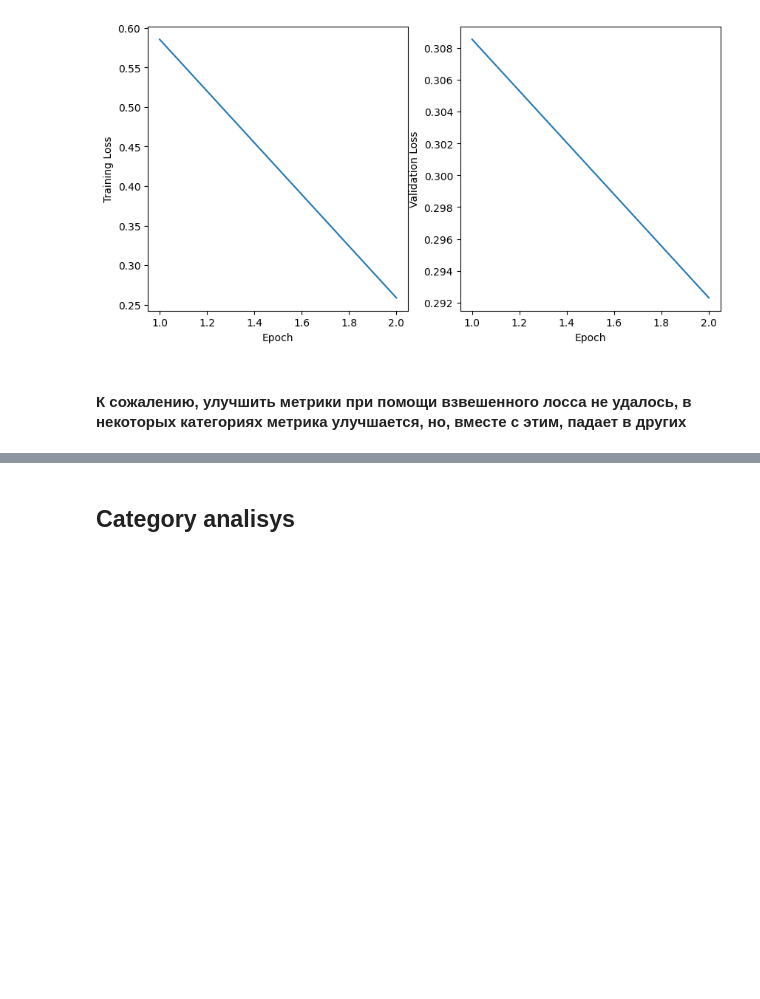
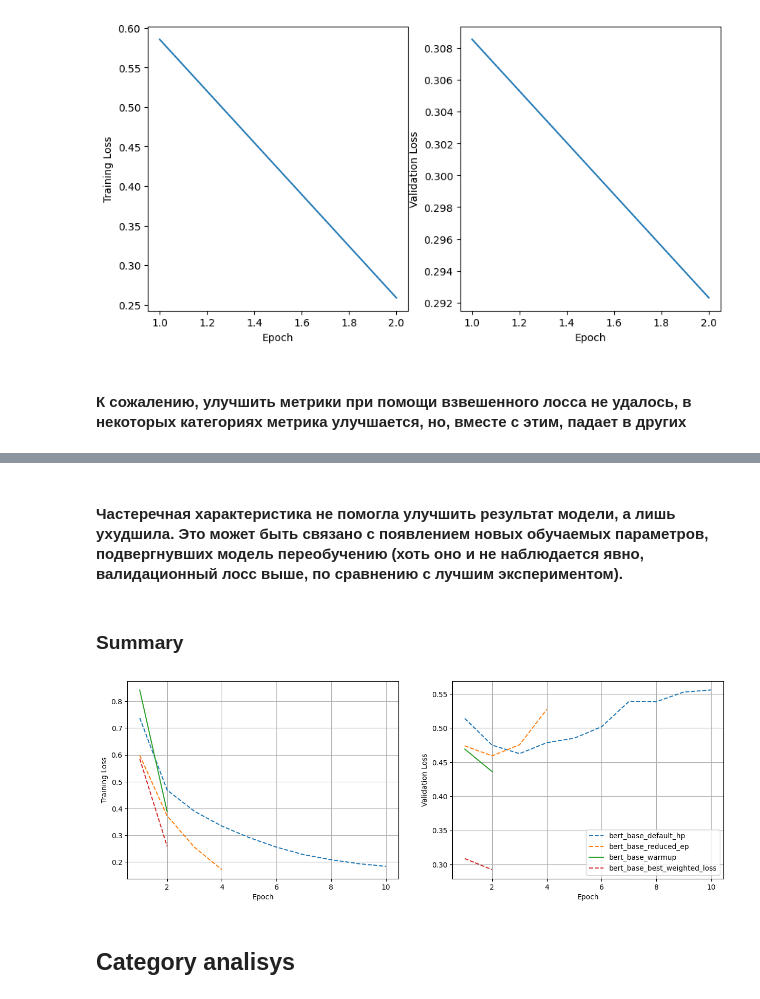
Before and after one commit to AlexSidDev/BigBrother, a Jupyter notebook: EDA.ipynb, the cells around one changed output, grey strips where cells are left out. Cells and saved outputs as stored; diff of their text form; code cells hidden in the pictures; blank space fills up the shorter version.

```diff
--- a/EDA.ipynb
+++ b/EDA.ipynb
@@ -396,6 +398,8 @@ def get_model_and_tokenizer(model_name: str):
 # %% [markdown]
 #### Код обучения и инференса
 # %%
+all_experiments = {}
+
 def plot_loss(losses: list, val_losses: list, save_path):
     fig, axes = plt.subplots(1, 2, figsize=(10, 5))
     epochs = list(range(1, len(losses) + 1))
@@ -459,11 +463,11 @@ def run_experiment(model_name: str, save_path: str, training_args: EasyDict):
     train_dataloader, val_dataloader = get_dataloaders(tokenizer, train_ner_dataset, val_ner_dataset)
 
     losses, val_losses = train(model, train_dataloader, val_dataloader, save_path, training_args)
-
+    all_experiments[save_path] = (losses, val_losses)
     plot_loss(losses, val_losses, os.path.join('checkpoints', save_path))
 
     best_model = torch.load(os.path.join('checkpoints', save_path, 'best_model.pth'), weights_only=False).to(device).eval()
-    model_preds = infer_model(best_model, tokenizer, val_ner_dataset, val_dataset_tokenized['word_inds'], val_dataset['bio_labels'])
+    model_preds = infer_model(best_model, tokenizer, val_ner_dataset, val_dataset_tokenized['word_inds'])
     metrics_class, metrics_global = calculate_metrics(model_preds, val_dataset['bio_labels'])
 
     return metrics_class, metrics_global
@@ -733,3 +812,28 @@ Value           0.671881         0.56044    0.611122          0.916954
+# %% [markdown]
+#### Частеречная характеристика не помогла улучшить результат модели, а лишь ухудшила. Это может быть связано с появлением новых обучаемых параметров, подвергнувших модель переобучению (хоть оно и не наблюдается явно, валидационный лосс выше, по сравнению с лучшим экспериментом).
+# %% [markdown]
+### Summary
+# %%
+fig, axes = plt.subplots(1, 2, figsize=(15, 5))
+
+epochs = list(range(1, 11))
+for k, (losses, val_losses) in all_experiments.items():
+    num_epochs = len(losses)
+    if k.startswith('bert'):
+        style = "solid" if k == 'bert_base_warmup' else 'dashed'
+        axes[0].plot(epochs[:num_epochs], losses, label=k, linestyle=style)
+        axes[1].plot(epochs[:num_epochs], val_losses, label=k, linestyle=style)
+
+axes[0].set_xlabel('Epoch')
+axes[0].set_ylabel('Training Loss')
+axes[1].set_xlabel('Epoch')
+axes[1].set_ylabel('Validation Loss')
+
+plt.legend()
+axes[0].grid()
+axes[1].grid()
+# %% [output]
+[figure, added]
 # %% [markdown]
 ## Category analisys
 # %%
```
Also changed, not shown: parts of 18 cells of this notebook, 2 other files.
